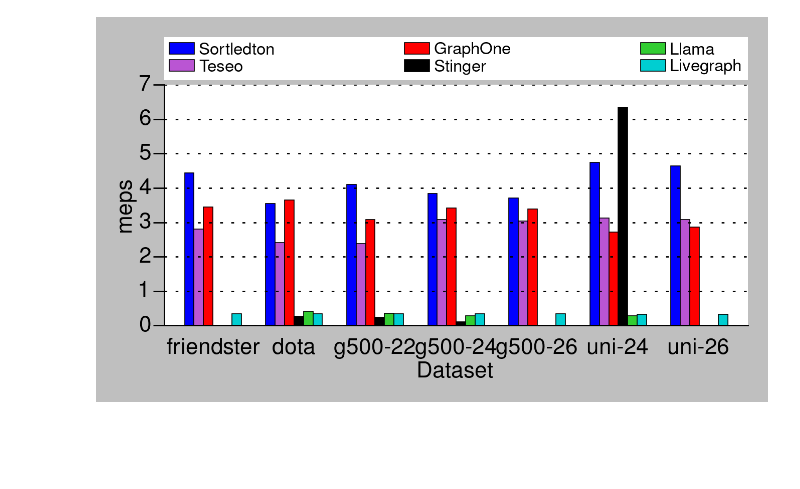
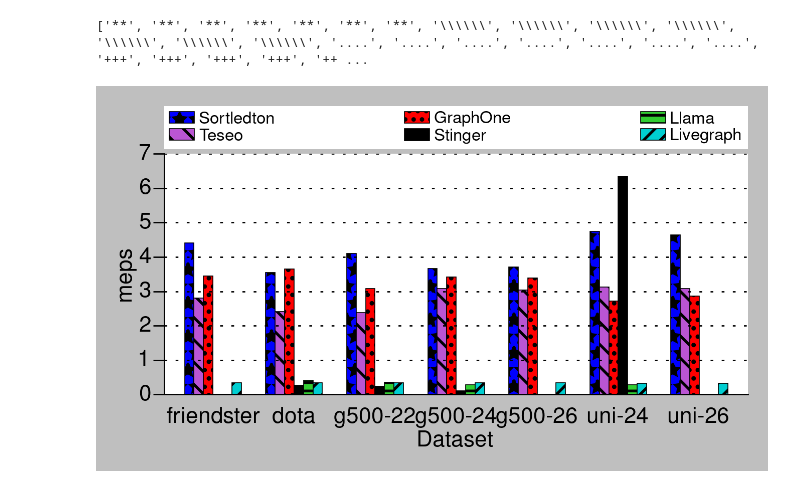
Before and after one commit to PerFuchs/gfe_notebooks, a Jupyter notebook: insertions-throughput.ipynb, the cells around one changed output. Saved outputs shown, nothing was run; the diff lists cells and outputs as text; code cells hidden in the pictures; blank space fills up the shorter version.

```diff
--- a/insertions-throughput.ipynb
+++ b/insertions-throughput.ipynb
@@ -42,7 +54,7 @@ data = data.query("graph != 'uniform-22'")
 # %%
 data_grouped = data.groupby(["compiler_family", "graph", "library", "build_frequency", "num_threads"]) \
-    .agg(std_eps=("edges_per_second", "std"), edges_per_second=("edges_per_second", "median"), count=("edges_per_second", "count"))
+    .agg(secs=("completion_time_secs", "median"), std_eps=("edges_per_second", "std"), edges_per_second=("edges_per_second", "median"), count=("edges_per_second", "count"))
 data_grouped["cov"] = data_grouped["std_eps"] / data_grouped["edges_per_second"]
 data_grouped.drop(["std_eps"], axis=1, inplace=True)
 data_grouped.index.set_names("compiler", level=1, inplace=True)
-#data_grouped
+data_grouped
@@ -89,38 +120,44 @@ all_libs
 
 matplotlib.style.use('classic')
 colormap=common.set_library_colormap("")
+
+colormap[('graphone', '')] = ('red')
 
 scale_y = 1e6
 ticks_y = ticker.FuncFormatter(lambda x, pos: '{0:g}'.format(x/scale_y))
 
 plotting.latexify(columns=2, fig_height=plotting.cm2inch(5))
 
 p = all_libs.plot.bar(width=0.7, color=colormap, linewidth=0.3)
-
 
 plt.ylabel("meps")
 plt.xlabel("Dataset")
 
 positions = (0, 1, 2, 3, 4, 5, 6)
 x_labels = ("friendster", "dota", "g500-22", "g500-24", "g500-26", "uni-24", "uni-26")
 plt.xticks(positions, x_labels)
 plt.xticks(rotation=0)
 
 #plt.yscale("log")
 #plt.ylim(1)
 p.yaxis.set_major_formatter(ticks_y)
 plt.yticks()
 
+plotting.apply_hatches(['sortledton', 'teseo', 'graphone', 'stinger', 'llama', 'livegraph'], 7, 0, p.patches)
+
 legend_labels = ["Sortledton", "Teseo", "GraphOne", "Stinger", "Llama", "Livegraph"]
 plt.legend(bbox_to_anchor=(0., 1.02, 1., .102), loc=3,
        ncol=3, mode="expand", borderaxespad=0., labels=legend_labels).get_frame().set_linewidth(0.0)
 
 #plt.legend(loc='upper center', labels=legend_labels, ncol=6).get_frame().set_linewidth(0.0)
 
 plotting.format_axes(p, categorical_x=True)
 p.yaxis.grid(which="minor",b=None)
 
+
+
 plt.tight_layout()
 plt.savefig(plotting.base_path + "insertions-new.png", dpi=400)
 # %% [output]
+['**', '**', '**', '**', '**', '**', '**', '\\\\\\', '\\\\\\', '\\\\\\', '\\\\\\', '\\\\\\', '\\\\\\', '\\\\\\', '....', '....', '....', '....', '....', '....', '....', '+++', '+++', '+++', '+++', '++ ...
-[figure, old version]
+[figure, new version]
```
Also changed, not shown: parts of 4 cells of this notebook, 4 other files.
